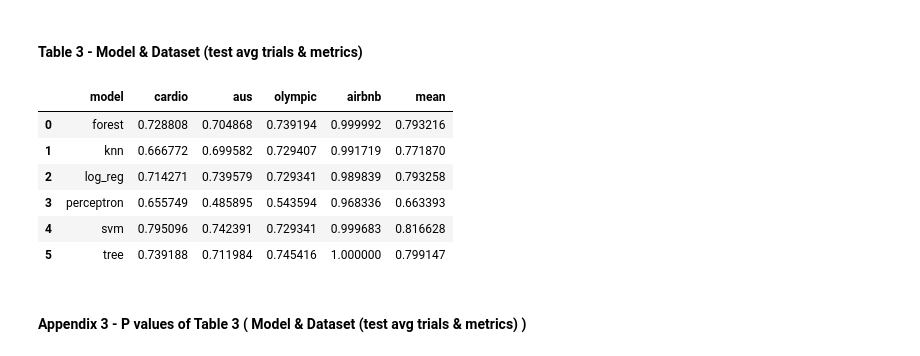
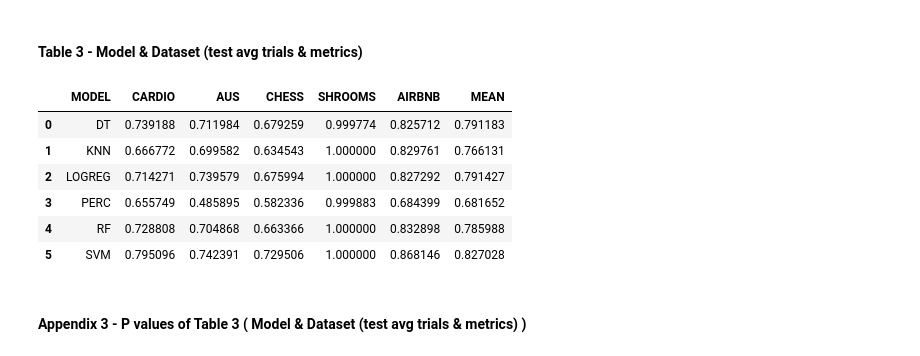
Before and after one commit to Yunchun/Supervised-ML-Comparisons, a Jupyter notebook: project.ipynb, the cells around one changed output. Cells and saved outputs as stored; diff of their text form; code cells hidden in the pictures.

```diff
--- a/project.ipynb
+++ b/project.ipynb
@@ -1217,22 +1164,24 @@ best_models = table2.set_index('model').idxmax()
 # %%
-tl2_pvals = pd.DataFrame(columns = ['model'] + test_metrics + ['mean'])
-tl2_pvals['model'] = table2['model']
+tl2_pvals = pd.DataFrame(columns = ['MODEL'] + test_metrics + ['MEAN'])
+tl2_pvals['MODEL'] = table2['MODEL']
 # %%
 for metric in test_metrics:
     best_model = best_models[metric]
-    grp = test_results.groupby(by='model')
+    grp = test_results.groupby(by='MODEL')
     for model in models:
-        pval = stats.ttest_ind(grp.get_group(best_model)[metric].tolist(), grp.get_group(model)[metric].tolist()).pvalue
-        tl2_pvals.loc[tl2_pvals['model'] == model, metric] = pval
+        dist1 = grp.get_group(best_model)[metric].tolist()
+        dist2 = grp.get_group(model)[metric].tolist()
+        pval = stats.ttest_ind(dist1, dist2).pvalue
+        tl2_pvals.loc[tl2_pvals['MODEL'] == model, metric] = pval
     tl2_pvals[metric] = tl2_pvals[metric].astype('float64')
 # %%
 for model in models:
-    best_model = best_models['mean']
-    dist1 = test_results.groupby(by=['model']).get_group(best_model)[test_metrics].mean(axis = 1).tolist()
-    dist2 = test_results.groupby(by=['model']).get_group(model)[test_metrics].mean(axis = 1).tolist()
+    best_model = best_models['MEAN']
+    dist1 = table2.loc[table2['MODEL'] == best_model, test_metrics].iloc[0].tolist()
+    dist2 = table2.loc[table2['MODEL'] == model, test_metrics].iloc[0].tolist()
     pval = stats.ttest_ind(dist1, dist2).pvalue
-    tl2_pvals.loc[tl2_pvals['model'] == model, 'mean'] = pval
-tl2_pvals['mean'] = tl2_pvals['mean'].astype('float64')
+    tl2_pvals.loc[tl2_pvals['MODEL'] == model, 'MEAN'] = pval
+tl2_pvals['MEAN'] = tl2_pvals['MEAN'].astype('float64')
 # %%
 tl2_pvals
 # %% [output]
@@ -1246,22 +1198,22 @@ tl2_pvals
 # %% [markdown]
 #### Table 3 - Model & Dataset (test avg trials & metrics)
 # %%
-table3 = pd.DataFrame(columns = ['model'] + dataset + ['mean'])
-table3['model'] = models
+table3 = pd.DataFrame(columns = ['MODEL'] + datasets + ['MEAN'])
+table3['MODEL'] = models
 # %%
-for data in dataset:
+for data in datasets:
     for model in models:
-        score = test_avg_results.loc[(test_avg_results['model'] == model) &
-                                     (test_avg_results['dataset'] == data)][test_metrics].mean(axis = 1).tolist()[0]
-        table3.loc[table3['model'] == model, data] = score
+        score = test_avg_results.loc[(test_avg_results['MODEL'] == model) &
+                                     (test_avg_results['DATASET'] == data)][test_metrics].mean(axis = 1).tolist()[0]
+        table3.loc[table3['MODEL'] == model, data] = score
     table3[data] = table3[data].astype('float64')
-table3['mean'] = table3[dataset].mean(axis = 1)
+table3['MEAN'] = table3[datasets].mean(axis = 1)
 table3
 # %% [output]
-|  | model | cardio | aus | olympic | airbnb | mean |
-| 0 | forest | 0.728808 | 0.704868 | 0.739194 | 0.999992 | 0.793216 |
-| 1 | knn | 0.666772 | 0.699582 | 0.729407 | 0.991719 | 0.771870 |
-| 2 | log_reg | 0.714271 | 0.739579 | 0.729341 | 0.989839 | 0.793258 |
-| 3 | perceptron | 0.655749 | 0.485895 | 0.543594 | 0.968336 | 0.663393 |
-| 4 | svm | 0.795096 | 0.742391 | 0.729341 | 0.999683 | 0.816628 |
-| 5 | tree | 0.739188 | 0.711984 | 0.745416 | 1.000000 | 0.799147 |
+|  | MODEL | CARDIO | AUS | CHESS | SHROOMS | AIRBNB | MEAN |
+| 0 | DT | 0.739188 | 0.711984 | 0.679259 | 0.999774 | 0.825712 | 0.791183 |
+| 1 | KNN | 0.666772 | 0.699582 | 0.634543 | 1.000000 | 0.829761 | 0.766131 |
+| 2 | LOGREG | 0.714271 | 0.739579 | 0.675994 | 1.000000 | 0.827292 | 0.791427 |
+| 3 | PERC | 0.655749 | 0.485895 | 0.582336 | 0.999883 | 0.684399 | 0.681652 |
+| 4 | RF | 0.728808 | 0.704868 | 0.663366 | 1.000000 | 0.832898 | 0.785988 |
+| 5 | SVM | 0.795096 | 0.742391 | 0.729506 | 1.000000 | 0.868146 | 0.827028 |
```
Also changed, not shown: parts of 40 cells of this notebook.
